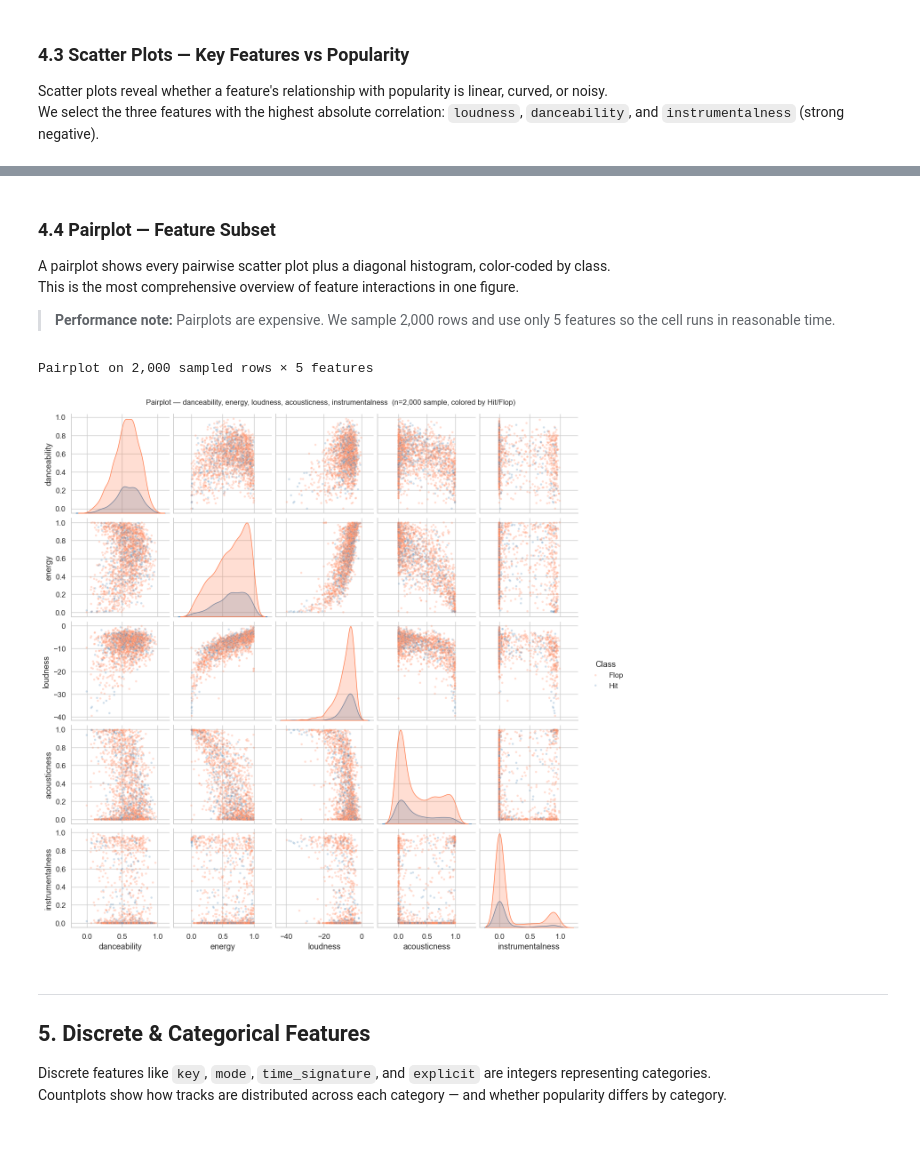
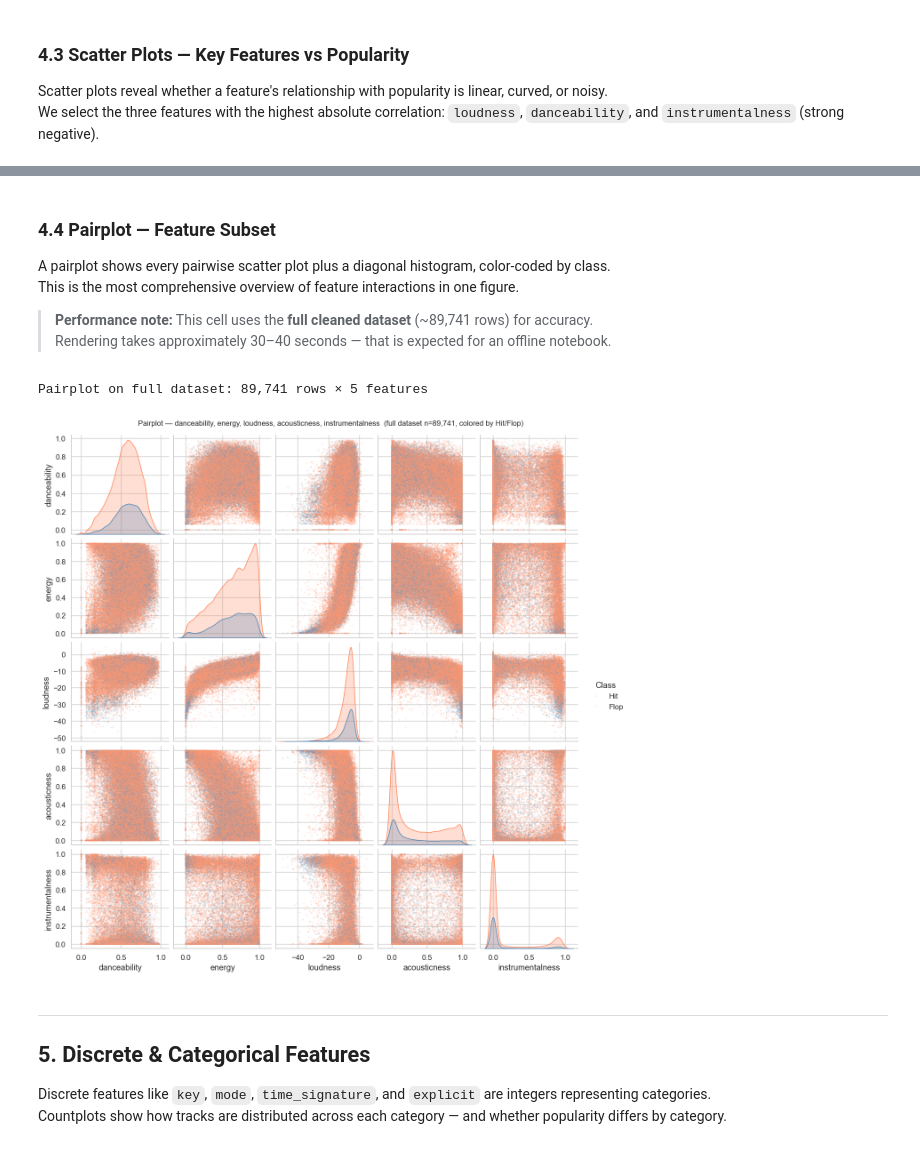
Before and after one commit to IfTruePrintArslan/spotify-popularity-prediction, a Jupyter notebook: notebooks/01_eda.ipynb, the cells around one changed output, grey strips where cells are left out. Cells and saved outputs as stored; diff of their text form; code cells hidden in the pictures.

```diff
--- a/notebooks/01_eda.ipynb
+++ b/notebooks/01_eda.ipynb
@@ -462,38 +547,38 @@ plt.show()
 A pairplot shows every pairwise scatter plot plus a diagonal histogram, color-coded by class.
 This is the most comprehensive overview of feature interactions in one figure.
 
-> **Performance note:** Pairplots are expensive. We sample 2,000 rows and use only 5 features so the cell runs in reasonable time.
+> **Performance note:** This cell uses the **full cleaned dataset** (~89,741 rows) for accuracy.
+> Rendering takes approximately 30–40 seconds — that is expected for an offline notebook.
 # %%
 # Subset of most informative features for pairplot
 PAIRPLOT_FEATURES = ["danceability", "energy", "loudness", "acousticness", "instrumentalness"]
 
-# Sample 2,000 rows so the pairplot renders quickly
-PAIRPLOT_N = 2_000
-df_pair = df[PAIRPLOT_FEATURES + [config.LABEL]].sample(
-    n=min(PAIRPLOT_N, len(df)), random_state=config.RANDOM_STATE
-).copy()
+# Build the pairplot on the FULL cleaned dataframe (no sampling).
+# rasterized=True keeps the PDF/SVG output size manageable; small s and
+# low alpha reduce overplotting on ~89 k points.
+df_pair = df[PAIRPLOT_FEATURES + [config.LABEL]].copy()
 
 # Label the binary column with readable names for the legend
 df_pair["Class"] = df_pair[config.LABEL].map({0: "Flop", 1: "Hit"})
 
-print(f"Pairplot on {len(df_pair):,} sampled rows × {len(PAIRPLOT_FEATURES)} features")
+print(f"Pairplot on full dataset: {len(df_pair):,} rows × {len(PAIRPLOT_FEATURES)} features")
 
 g = sns.pairplot(
     df_pair,
     hue="Class",
     vars=PAIRPLOT_FEATURES,
     palette={"Flop": "coral", "Hit": "steelblue"},
-    plot_kws={"alpha": 0.25, "s": 12},
+    plot_kws={"alpha": 0.15, "s": 6, "rasterized": True},
     diag_kind="kde",
 )
 g.fig.suptitle(
-    f"Pairplot — {', '.join(PAIRPLOT_FEATURES)}  (n={PAIRPLOT_N:,} sample, colored by Hit/Flop)",
+    f"Pairplot — {', '.join(PAIRPLOT_FEATURES)}  (full dataset n={len(df_pair):,}, colored by Hit/Flop)",
     y=1.01, fontsize=12
 )
 plt.show()
 # %% [output]
-Pairplot on 2,000 sampled rows × 5 features
+Pairplot on full dataset: 89,741 rows × 5 features
-[figure, old version]
+[figure, new version]
 # %% [markdown]
 ---
 ## 5. Discrete & Categorical Features
```
Also changed, not shown: parts of 5 cells of this notebook, 1 other file.
